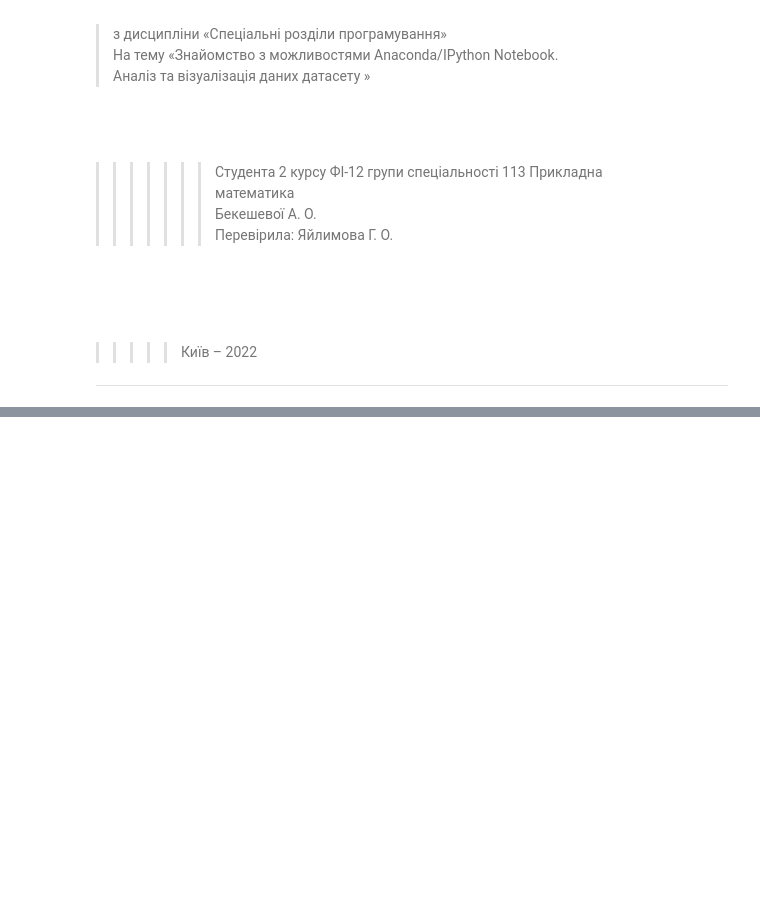
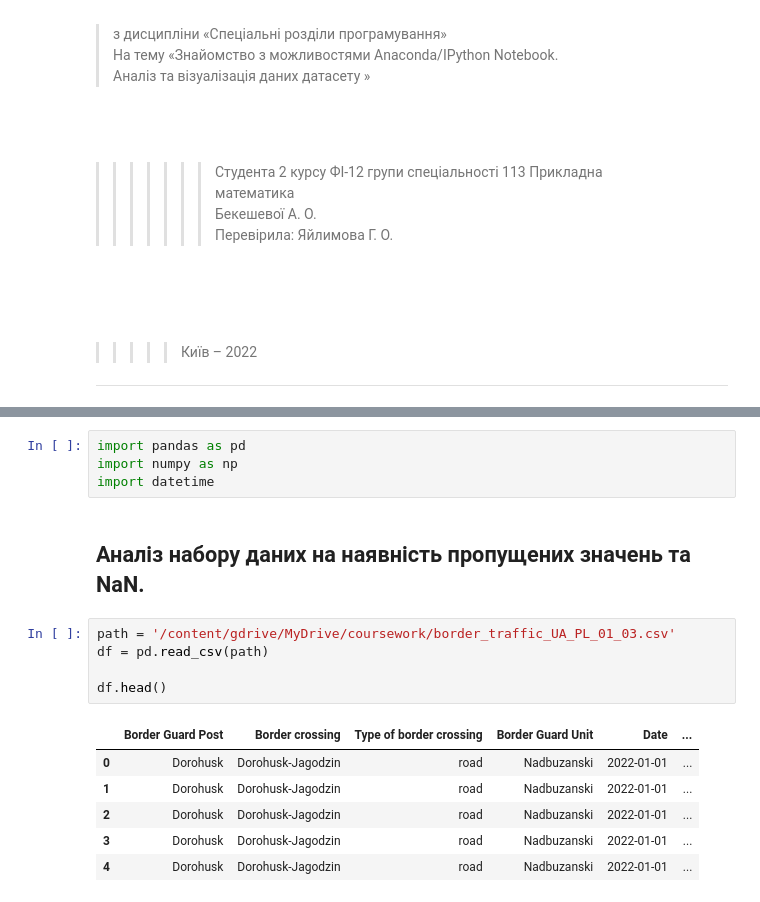
Before and after one commit to nastyabekesheva/DataScience, a Jupyter notebook: courseworkDS.ipynb, the cells around one changed output, grey strips where cells are left out. Cells and saved outputs as stored; diff of their text form; blank space fills up the shorter version.

```diff
--- a/courseworkDS.ipynb
+++ b/courseworkDS.ipynb
@@ -146,0 +168,18 @@ GitHub — це інтернет-сервіс для розробки прогр
+# %%
+import pandas as pd
+import numpy as np
+import datetime
+# %% [markdown]
+## Аналіз набору даних на наявність пропущених значень та NaN.
+# %%
+path = '/content/gdrive/MyDrive/coursework/border_traffic_UA_PL_01_03.csv'
+df = pd.read_csv(path)
+
+df.head()
+# %% [output]
+|  | Border Guard Post | Border crossing | Type of border crossing | Border Guard Unit | Date | ... |
+| 0 | Dorohusk | Dorohusk-Jagodzin | road | Nadbuzanski | 2022-01-01 | ... |
+| 1 | Dorohusk | Dorohusk-Jagodzin | road | Nadbuzanski | 2022-01-01 | ... |
+| 2 | Dorohusk | Dorohusk-Jagodzin | road | Nadbuzanski | 2022-01-01 | ... |
+| 3 | Dorohusk | Dorohusk-Jagodzin | road | Nadbuzanski | 2022-01-01 | ... |
+| 4 | Dorohusk | Dorohusk-Jagodzin | road | Nadbuzanski | 2022-01-01 | ... |
```
Also changed, not shown: parts of 14 cells of this notebook.
